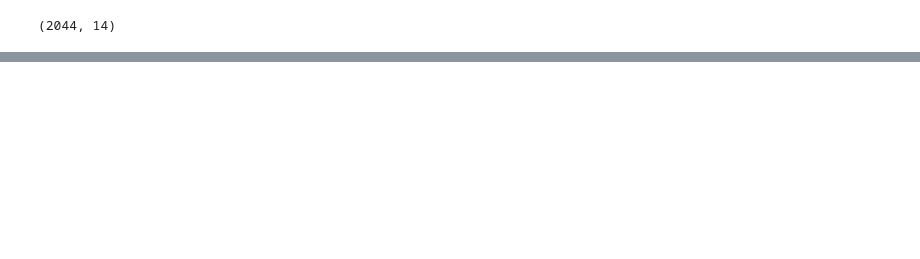
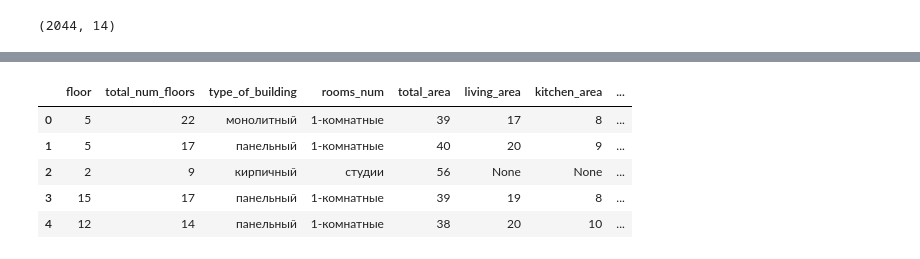
Before and after one commit to Pexincludtay/moscow_apartments, a Jupyter notebook: 1_avito_apartments.ipynb, the cells around one changed output, grey strips where cells are left out. Drawn from its saved outputs; the diff is of its cells as text; code cells hidden in the pictures; blank space fills up the shorter version.

```diff
--- a/1_avito_apartments.ipynb
+++ b/1_avito_apartments.ipynb
@@ -51,0 +149,15 @@ df.head()
+# %%
+# Преобразуем "distanses", так, чтобы в каждой ячейке содержалось атомарное значение
+tmpdf_ds = df['distances']
+tmplist_ds =tmpdf_ds.str.replace('[', '').str.replace(']', '')
+tmplist2_ds = []
+for i in tmplist_ds:
+     tmplist2_ds.append(i.split("', '"))
+ds_df = pd.DataFrame(tmplist2_ds)
+
+ds_df[0]=ds_df[0].str.replace('км', '').str.replace('м', '').str.replace("'", '').str.replace('\\', '').str.replace('t', '').str.replace(',', '.')
+ds_df[1]=ds_df[1].str.replace('км', '').str.replace('м', '').str.replace("'", '').str.replace('\\', '').str.replace('t', '').str.replace(',', '.')
+ds_df[2]=ds_df[2].str.replace('км', '').str.replace('м', '').str.replace("'", '').str.replace('\\', '').str.replace('t', '').str.replace(',', '.')
+
+ds_df=ds_df.rename(columns={0:'distance1',1:'distance2',2:'distance3'})
+ds_df.head()
@@ -51,0 +171,37 @@ df.head()
+# %%
+# Преобразуем "main_params", так, чтобы в каждой ячейке содержалось атомарное значение
+tmpdf = df['main_params']
+tmplist =tmpdf.str.replace('[', '').str.replace(']', '')
+tmplist2 = []
+for i in tmplist:
+    tmplist2.append(i.split(","))
+main_paramsdf = pd.DataFrame(tmplist2)
+main_paramsdf=main_paramsdf.rename(columns={0:'floor',1:'total_num_floors',2:'type_of_building',3:'rooms_num',4:'total_area',5:'living_area',6:'kitchen_area'})
+for i in main_paramsdf:
+    main_paramsdf[i]=main_paramsdf[i].str.replace("'","")
+main_paramsdf.floor=main_paramsdf.floor.str.replace('[',"")
+main_paramsdf.floor=main_paramsdf.floor.str.replace('Этаж:',"")
+main_paramsdf.total_num_floors = main_paramsdf.total_num_floors.str.replace('Этажей в доме: ',"")
+main_paramsdf.rooms_num =main_paramsdf.rooms_num.str.replace('Количество комнат: ',"")
+main_paramsdf.type_of_building =main_paramsdf.type_of_building.str.replace('Тип дома: ',"")
+main_paramsdf.total_area =main_paramsdf.total_area.str.replace('Общая площадь: ',"")
+main_paramsdf.living_area  = main_paramsdf.living_area.str.replace('Жилая площадь:',"")
+main_paramsdf.kitchen_area  =main_paramsdf.kitchen_area.str.replace('Площадь кухни: ',"")
+
+for i in range(len(main_paramsdf)):
+    if (main_paramsdf.total_area[i] != None):
+        main_paramsdf.total_area[i]=main_paramsdf.total_area[i].replace("\\xa0м²","")
+    if  (main_paramsdf.living_area[i] != None):
+        main_paramsdf.living_area[i]=main_paramsdf.living_area[i].replace("\\xa0м²","")
+    if  (main_paramsdf.kitchen_area[i] != None):
+        main_paramsdf.kitchen_area[i]=main_paramsdf.kitchen_area[i].replace("\\xa0м²","")
+main_paramsdf=main_paramsdf.rename(columns={0:'floor',1:'total_num_floors',2:'type_of_building',3:'rooms_num',4:'total_area',5:'living_area',6:'kitchen_area'})
+
+main_paramsdf.head()
+# %% [output]
+|  | floor | total_num_floors | type_of_building | rooms_num | total_area | living_area | kitchen_area | ... |
+| 0 | 5 | 22 | монолитный | 1-комнатные | 39 | 17 | 8 | ... |
+| 1 | 5 | 17 | панельный | 1-комнатные | 40 | 20 | 9 | ... |
+| 2 | 2 | 9 | кирпичный | студии | 56 | None | None | ... |
+| 3 | 15 | 17 | панельный | 1-комнатные | 39 | 19 | 8 | ... |
+| 4 | 12 | 14 | панельный | 1-комнатные | 38 | 20 | 10 | ... |
```
Also changed, not shown: parts of 22 cells of this notebook.
